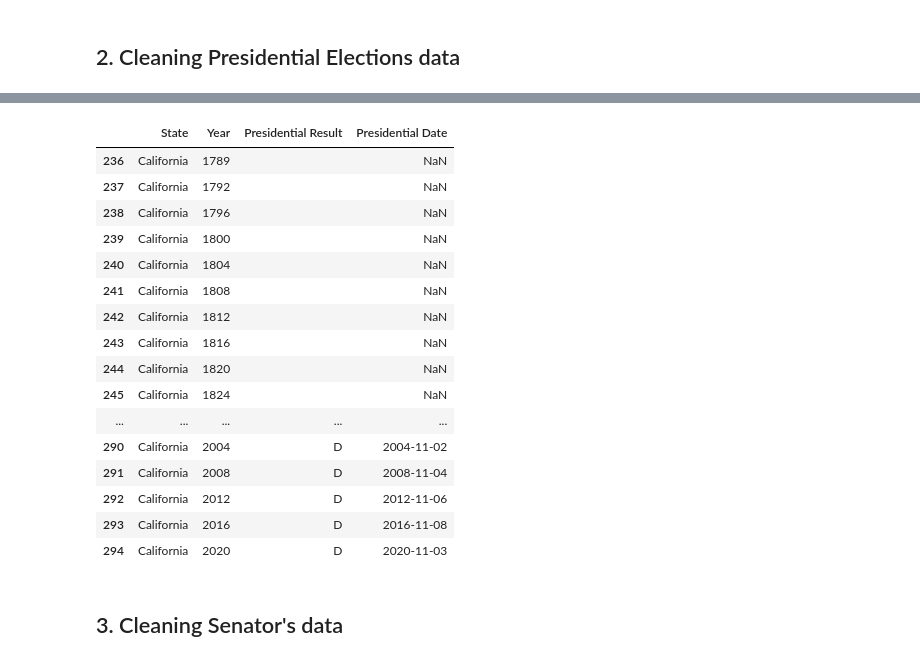
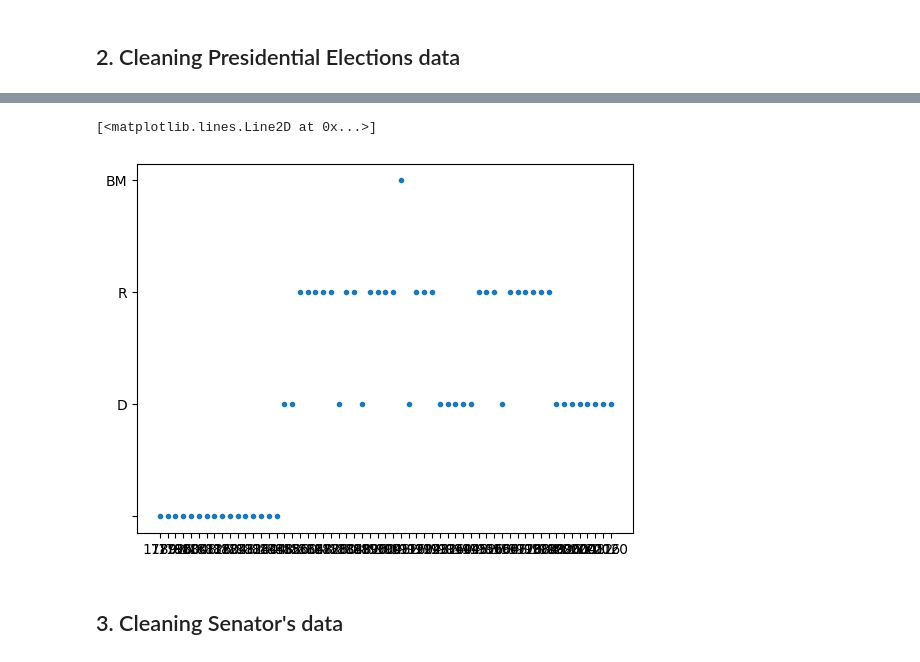
Before and after one commit to mangelesg/USA_elections, a Jupyter notebook: 02_cleaning_data.ipynb, the cells around one changed output, grey strips where cells are left out. Drawn from its saved outputs; the diff is of its cells as text; code cells hidden in the pictures.

```diff
--- a/02_cleaning_data.ipynb
+++ b/02_cleaning_data.ipynb
@@ -108,0 +257,3 @@ dfp.head()
+# %%
+dfp['State'].replace(to_replace=' ',value='_',regex=True,inplace=True)
+dfp.replace(to_replace='\n',value='',regex=True,inplace=True)
@@ -108,0 +274,2 @@ dfp.head()
+# %%
+dfp = dfp.set_index('State').T
@@ -109,4 +287,5 @@ dfp.head()
+# %%
+dfp.index = dfp.index.str.replace('†',"").str.replace('‡',"")
 # %%
 # rename columns to match governors df
-dfp.rename(columns={'Election Date':'Presidential Date','Party':'Presidential Result'},inplace=True)
-dfp['State'].replace(to_replace=' ',value='_',regex=True,inplace=True)
+# dfp.rename(columns={'Election Date':'Presidential Date','Party':'Presidential Result'},inplace=True)
@@ -131,23 +309,8 @@ dfp.drop(dfp[dfp['State']=='State'].index,inplace=True)
 # %%
-dfp[dfp['State']=='California']
+plt.plot(dfp['California'],'.')
 # %% [output]
-|  | State | Year | Presidential Result | Presidential Date |
-| 236 | California | 1789 |  | NaN |
-| 237 | California | 1792 |  | NaN |
-| 238 | California | 1796 |  | NaN |
-| 239 | California | 1800 |  | NaN |
-| 240 | California | 1804 |  | NaN |
-| 241 | California | 1808 |  | NaN |
-| 242 | California | 1812 |  | NaN |
-| 243 | California | 1816 |  | NaN |
-| 244 | California | 1820 |  | NaN |
-| 245 | California | 1824 |  | NaN |
-| ... | ... | ... | ... | ... |
-| 290 | California | 2004 | D | 2004-11-02 |
-| 291 | California | 2008 | D | 2008-11-04 |
-| 292 | California | 2012 | D | 2012-11-06 |
-| 293 | California | 2016 | D | 2016-11-08 |
-| 294 | California | 2020 | D | 2020-11-03 |
+[<matplotlib.lines.Line2D at 0x...>]
+[figure, added]
 # %% [markdown]
 ## 3. Cleaning Senator's data
 # %%
```
Also changed, not shown: parts of 32 cells of this notebook, 1 other file.
